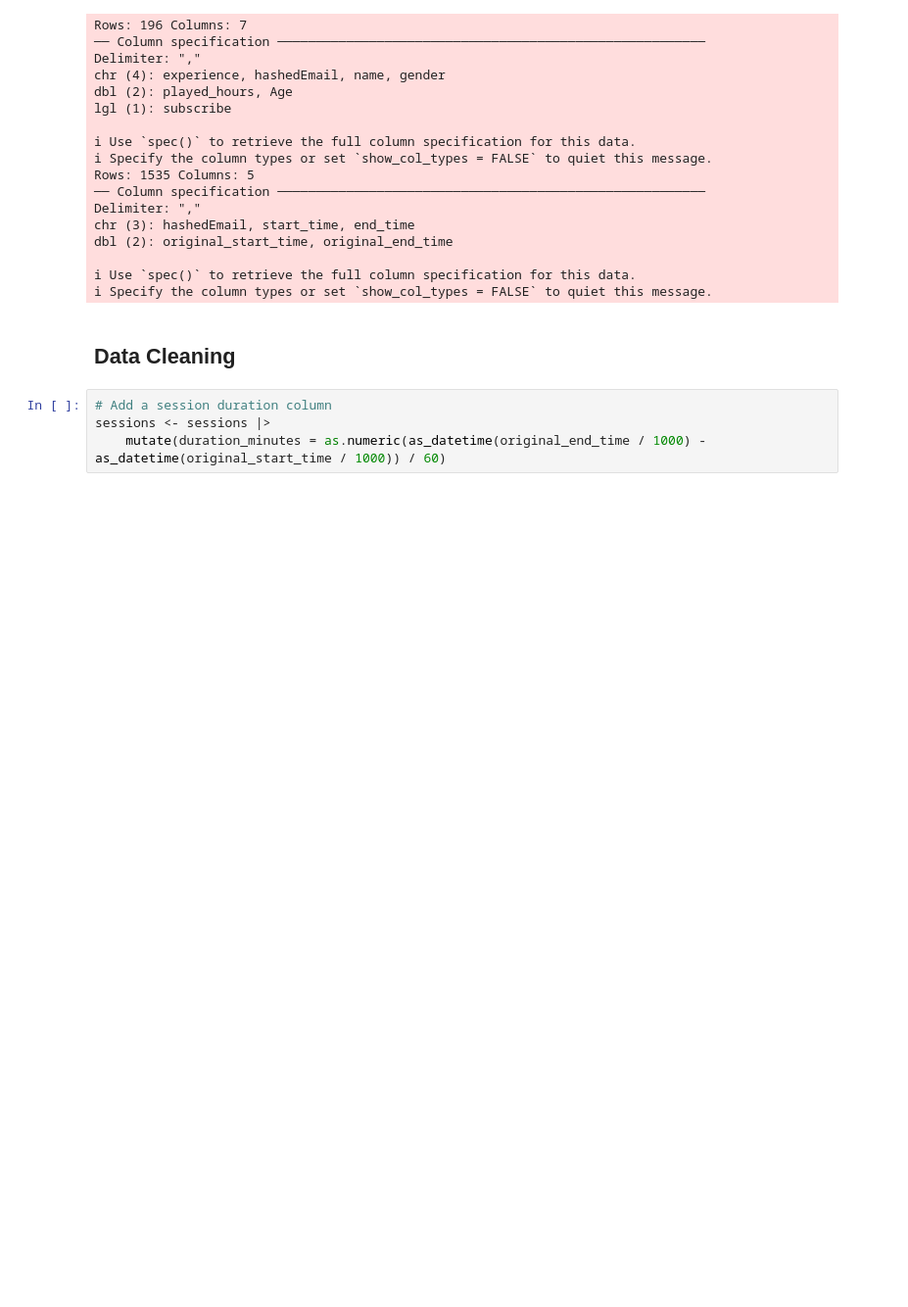
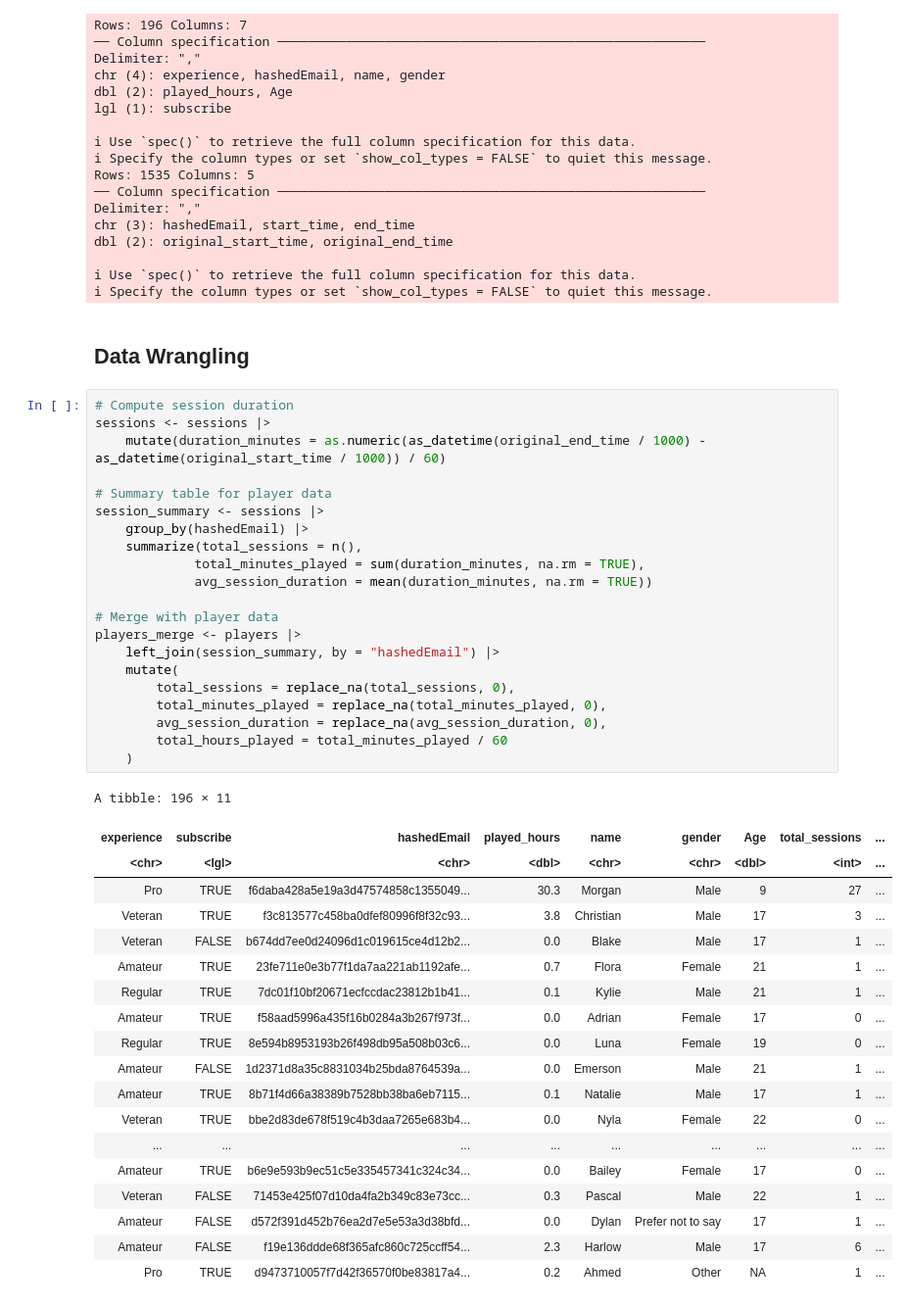
Before and after one commit to yoshiolives/dsci100-minecraft-project, a Jupyter notebook: project.ipynb, the cells around one changed output. Shown: that part at 98% size. Cells and saved outputs as stored; diff of their text form; blank space fills up the shorter version.

Commit message:
Data wrangling update
Modify data wrangling methodology

```diff
--- a/project.ipynb
+++ b/project.ipynb
@@ -41,8 +43,45 @@ dbl (2): original_start_time, original_end_time
 ℹ Use `spec()` to retrieve the full column specification for this data.
 ℹ Specify the column types or set `show_col_types = FALSE` to quiet this message.
 # %% [markdown]
-## Data Cleaning
+## Data Wrangling
 # %%
-# Add a session duration column
+# Compute session duration
 sessions <- sessions |>
     mutate(duration_minutes = as.numeric(as_datetime(original_end_time / 1000) - as_datetime(original_start_time / 1000)) / 60)
+
+# Summary table for player data
+session_summary <- sessions |>
+    group_by(hashedEmail) |>
+    summarize(total_sessions = n(),
+             total_minutes_played = sum(duration_minutes, na.rm = TRUE),
+             avg_session_duration = mean(duration_minutes, na.rm = TRUE))
+
+# Merge with player data
+players_merge <- players |>
+    left_join(session_summary, by = "hashedEmail") |>
+    mutate(
+        total_sessions = replace_na(total_sessions, 0),
+        total_minutes_played = replace_na(total_minutes_played, 0),
+        avg_session_duration = replace_na(avg_session_duration, 0),
+        total_hours_played = total_minutes_played / 60
+    )
+# %% [output]
+A tibble: 196 × 11
+| experience | subscribe | hashedEmail | played_hours | name | gender | Age | total_sessions | ... |
+| <chr> | <lgl> | <chr> | <dbl> | <chr> | <chr> | <dbl> | <int> | ... |
+| Pro | TRUE | f6daba428a5e19a3d47574858c1355049... | 30.3 | Morgan | Male | 9 | 27 | ... |
+| Veteran | TRUE | f3c813577c458ba0dfef80996f8f32c93... | 3.8 | Christian | Male | 17 | 3 | ... |
+| Veteran | FALSE | b674dd7ee0d24096d1c019615ce4d12b2... | 0.0 | Blake | Male | 17 | 1 | ... |
+| Amateur | TRUE | 23fe711e0e3b77f1da7aa221ab1192afe... | 0.7 | Flora | Female | 21 | 1 | ... |
+| Regular | TRUE | 7dc01f10bf20671ecfccdac23812b1b41... | 0.1 | Kylie | Male | 21 | 1 | ... |
+| Amateur | TRUE | f58aad5996a435f16b0284a3b267f973f... | 0.0 | Adrian | Female | 17 | 0 | ... |
+| Regular | TRUE | 8e594b8953193b26f498db95a508b03c6... | 0.0 | Luna | Female | 19 | 0 | ... |
+| Amateur | FALSE | 1d2371d8a35c8831034b25bda8764539a... | 0.0 | Emerson | Male | 21 | 1 | ... |
+| Amateur | TRUE | 8b71f4d66a38389b7528bb38ba6eb7115... | 0.1 | Natalie | Male | 17 | 1 | ... |
+| Veteran | TRUE | bbe2d83de678f519c4b3daa7265e683b4... | 0.0 | Nyla | Female | 22 | 0 | ... |
+| ... | ... | ... | ... | ... | ... | ... | ... | ... |
+| Amateur | TRUE | b6e9e593b9ec51c5e335457341c324c34... | 0.0 | Bailey | Female | 17 | 0 | ... |
+| Veteran | FALSE | 71453e425f07d10da4fa2b349c83e73cc... | 0.3 | Pascal | Male | 22 | 1 | ... |
+| Amateur | FALSE | d572f391d452b76ea2d7e5e53a3d38bfd... | 0.0 | Dylan | Prefer not to say | 17 | 1 | ... |
+| Amateur | FALSE | f19e136ddde68f365afc860c725ccff54... | 2.3 | Harlow | Male | 17 | 6 | ... |
+| Pro | TRUE | d9473710057f7d42f36570f0be83817a4... | 0.2 | Ahmed | Other | NA | 1 | ... |
```
Also changed, not shown: parts of 4 cells of this notebook.
